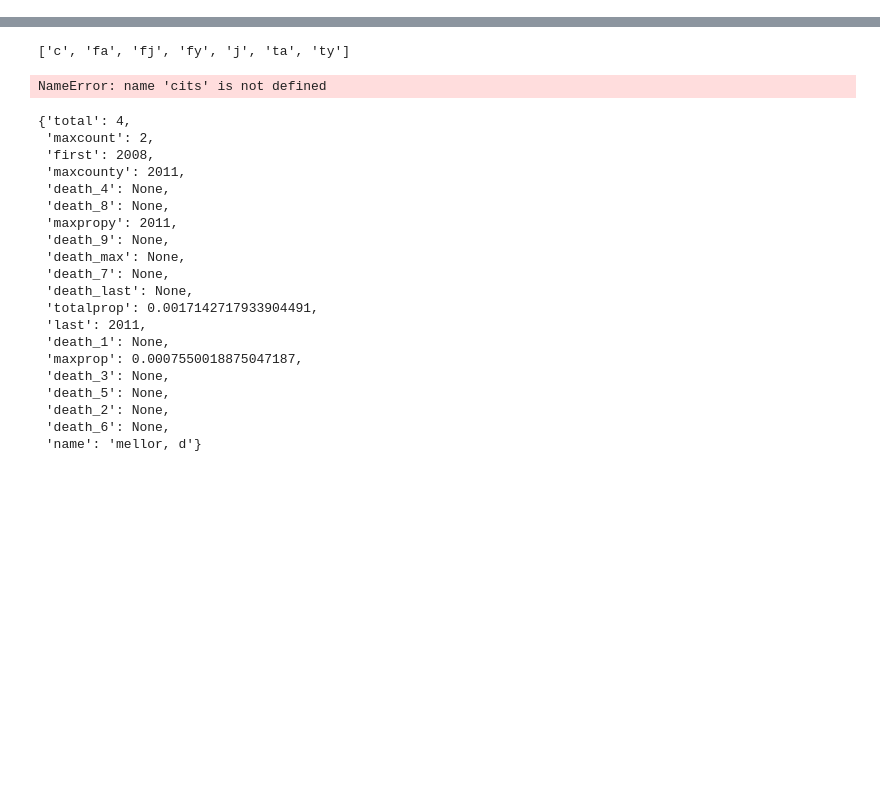
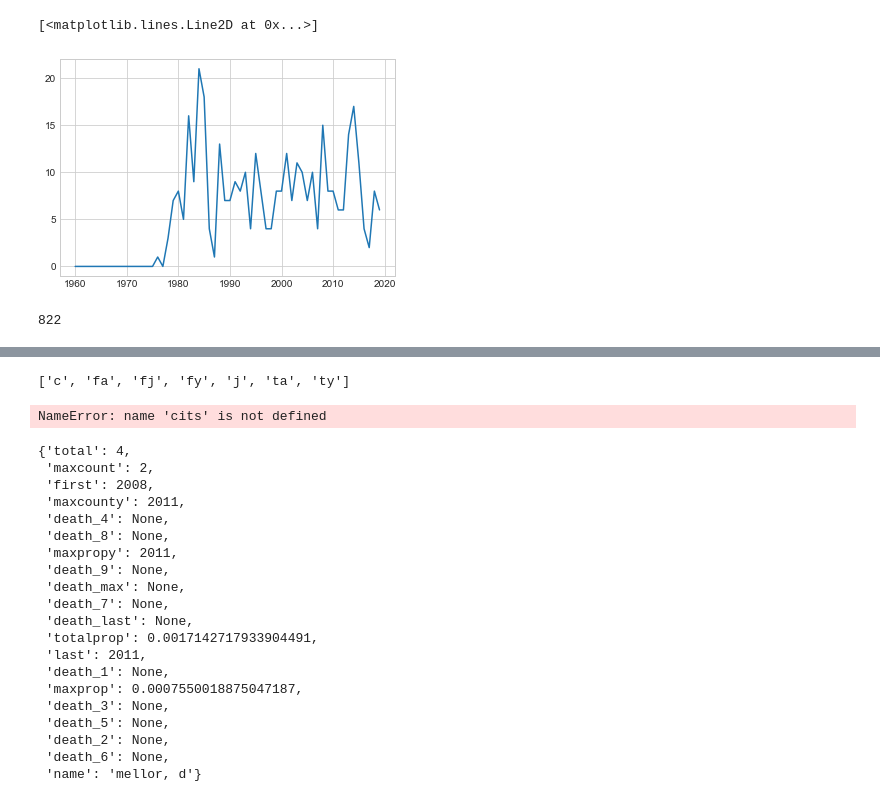
Before and after one commit to amcgail/knowknow, a Jupyter notebook: knowknow/sandbox.ipynb, the cells around one changed output, grey strips where cells are left out. Saved outputs shown, nothing was run; the diff lists cells and outputs as text; code cells hidden in the pictures; blank space fills up the shorter version.

```diff
--- a/knowknow/sandbox.ipynb
+++ b/knowknow/sandbox.ipynb
@@ -2,5 +2,5 @@
 import sys; sys.path.append(_dh[0].split("knowknow")[0])
 from knowknow import *
 # %%
-cntall = get_cnt("sociology-wos.doc", ['fy','fj'])
+cntall = get_cnt("sociology-wos.doc", ['fy','fj','c.fy'])
 # %% [output]
@@ -12,0 +26,12 @@ len(cntall['fj'].values())
+# %%
+plt.plot(range(1960,2020), [
+    cntall['c.fy'][('Andrews, F.|social indicators we',y)]
+    for y in range(1960,2020)
+])
+# %% [output]
+[<matplotlib.lines.Line2D at 0x...>]
+[figure, added]
+# %%
+cntall['fj'][('sociologia ruralis',)]
+# %% [output]
+822
```
Also changed, not shown: parts of 4 cells of this notebook, 1 other file.
